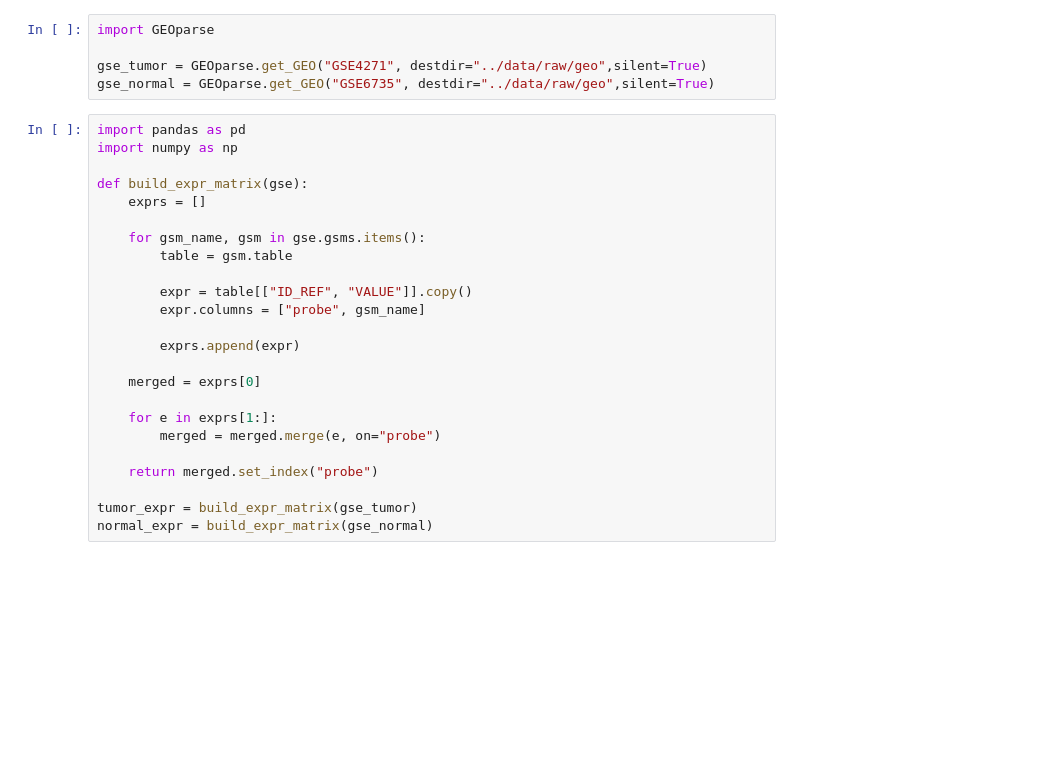
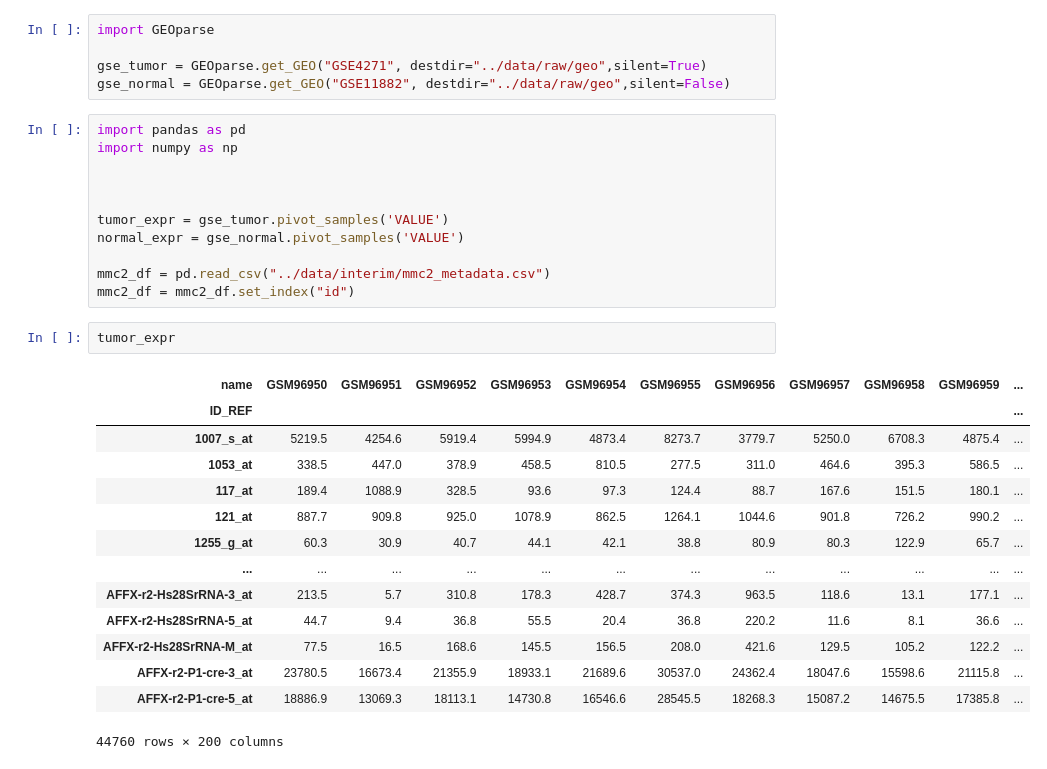
Before and after one commit to namtu06/BIO_RA, a Jupyter notebook: notebooks/01_transpreprocess.ipynb, the cells around one changed output. Drawn from its saved outputs; the diff is of its cells as text; blank space fills up the shorter version.

```diff
--- a/notebooks/01_transpreprocess.ipynb
+++ b/notebooks/01_transpreprocess.ipynb
@@ -2,30 +2,34 @@
 import GEOparse
 
 gse_tumor = GEOparse.get_GEO("GSE4271", destdir="../data/raw/geo",silent=True)
-gse_normal = GEOparse.get_GEO("GSE6735", destdir="../data/raw/geo",silent=True)
+gse_normal = GEOparse.get_GEO("GSE11882", destdir="../data/raw/geo",silent=False)
 # %%
 import pandas as pd
 import numpy as np
 
-def build_expr_matrix(gse):
-    exprs = []
 
-    for gsm_name, gsm in gse.gsms.items():
-        table = gsm.table
 
-        expr = table[["ID_REF", "VALUE"]].copy()
-        expr.columns = ["probe", gsm_name]
+tumor_expr = gse_tumor.pivot_samples('VALUE')
+normal_expr = gse_normal.pivot_samples('VALUE')
 
-        exprs.append(expr)
-
-    merged = exprs[0]
-
-    for e in exprs[1:]:
-        merged = merged.merge(e, on="probe")
-
-    return merged.set_index("probe")
-
-tumor_expr = build_expr_matrix(gse_tumor)
-normal_expr = build_expr_matrix(gse_normal)
+mmc2_df = pd.read_csv("../data/interim/mmc2_metadata.csv")
+mmc2_df = mmc2_df.set_index("id")
+# %%
+tumor_expr
+# %% [output]
+| name | GSM96950 | GSM96951 | GSM96952 | GSM96953 | GSM96954 | GSM96955 | GSM96956 | GSM96957 | GSM96958 | GSM96959 | ... |
+| ID_REF |  |  |  |  |  |  |  |  |  |  | ... |
+| 1007_s_at | 5219.5 | 4254.6 | 5919.4 | 5994.9 | 4873.4 | 8273.7 | 3779.7 | 5250.0 | 6708.3 | 4875.4 | ... |
+| 1053_at | 338.5 | 447.0 | 378.9 | 458.5 | 810.5 | 277.5 | 311.0 | 464.6 | 395.3 | 586.5 | ... |
+| 117_at | 189.4 | 1088.9 | 328.5 | 93.6 | 97.3 | 124.4 | 88.7 | 167.6 | 151.5 | 180.1 | ... |
+| 121_at | 887.7 | 909.8 | 925.0 | 1078.9 | 862.5 | 1264.1 | 1044.6 | 901.8 | 726.2 | 990.2 | ... |
+| 1255_g_at | 60.3 | 30.9 | 40.7 | 44.1 | 42.1 | 38.8 | 80.9 | 80.3 | 122.9 | 65.7 | ... |
+| ... | ... | ... | ... | ... | ... | ... | ... | ... | ... | ... | ... |
+| AFFX-r2-Hs28SrRNA-3_at | 213.5 | 5.7 | 310.8 | 178.3 | 428.7 | 374.3 | 963.5 | 118.6 | 13.1 | 177.1 | ... |
+| AFFX-r2-Hs28SrRNA-5_at | 44.7 | 9.4 | 36.8 | 55.5 | 20.4 | 36.8 | 220.2 | 11.6 | 8.1 | 36.6 | ... |
+| AFFX-r2-Hs28SrRNA-M_at | 77.5 | 16.5 | 168.6 | 145.5 | 156.5 | 208.0 | 421.6 | 129.5 | 105.2 | 122.2 | ... |
+| AFFX-r2-P1-cre-3_at | 23780.5 | 16673.4 | 21355.9 | 18933.1 | 21689.6 | 30537.0 | 24362.4 | 18047.6 | 15598.6 | 21115.8 | ... |
+| AFFX-r2-P1-cre-5_at | 18886.9 | 13069.3 | 18113.1 | 14730.8 | 16546.6 | 28545.5 | 18268.3 | 15087.2 | 14675.5 | 17385.8 | ... |
+44760 rows × 200 columns
 # %%
 tumor_expr = np.log2(tumor_expr + 1)
```
Also changed, not shown: parts of 16 cells of this notebook, 12 other files.
